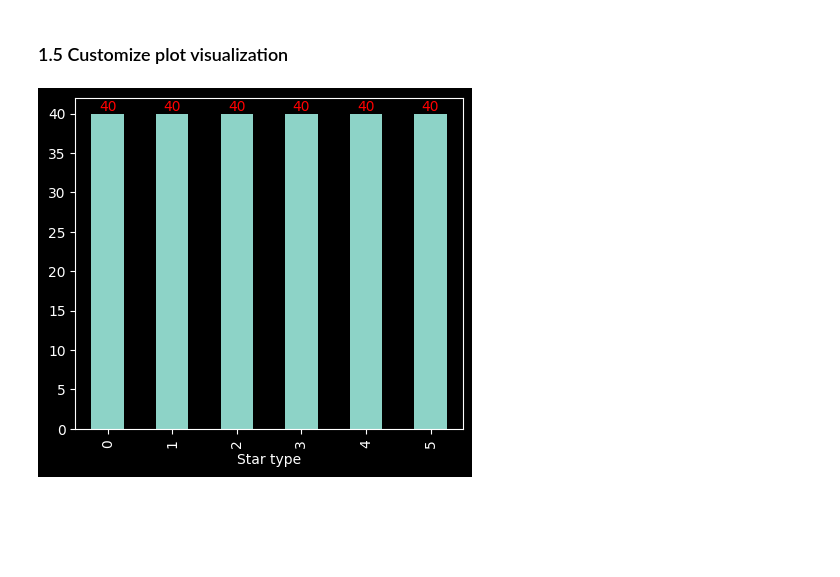
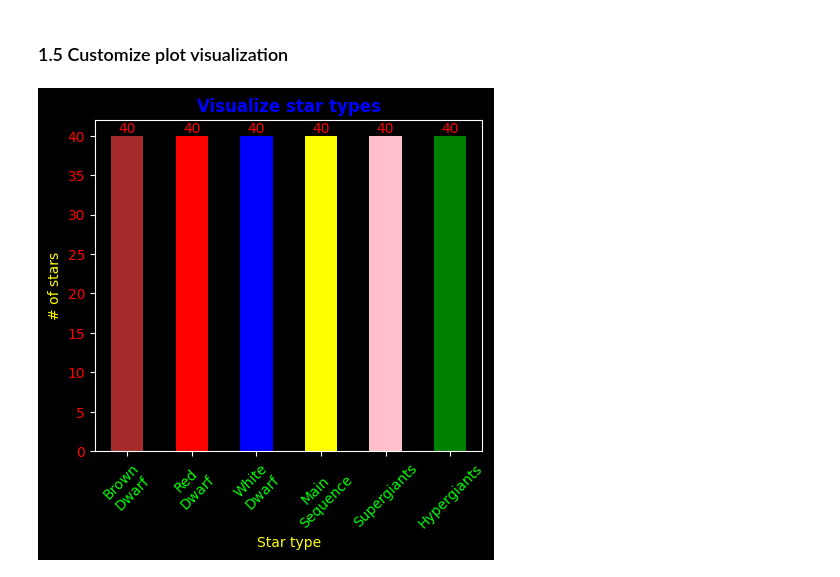
Before and after one commit to DemianKost/data-analysis-astronomical-data, a Jupyter notebook: Python_Data_Analysis_And_Visualization.ipynb, the cells around one changed output. Saved outputs shown, nothing was run; the diff lists cells and outputs as text; code cells hidden in the pictures; blank space fills up the shorter version.

Commit message:
Added full bar plot customization tutorial

```diff
--- a/Python_Data_Analysis_And_Visualization.ipynb
+++ b/Python_Data_Analysis_And_Visualization.ipynb
@@ -121,9 +121,17 @@ plt.show()
 # %%
 # Customize plot
 plt.figure(figsize=(5,4.3)) # Change default size of plot
-plt.style.use('dark_background') # Change default background color
-ax = star_df['Star type'].value_counts().plot(kind='bar')
+plt.style.use('dark_background') # Change default background color, set 'default' for default style
+ax = star_df['Star type'].value_counts().plot(kind='bar', color=['brown', 'red', 'blue', 'yellow', 'pink', 'green']) # Show bar plot and change bar colors
 ax.bar_label(ax.containers[0], color='red') # Show bar plot value labels for X and change label color
+plt.title('Visualize star types', color='blue', weight='bold') # Add title to the plot and make it blue/bold
+plt.ylabel('# of stars', color='yellow') # Add name for y label
+plt.yticks(color='red') # Change color of the y ticks
+plt.xticks(color='lime',
+           ticks=[0, 1, 2, 3, 4, 5],
+           labels=["Brown\nDwarf", "Red\nDwarf", "White\nDwarf", "Main\nSequence", "Supergiants", "Hypergiants"],
+           rotation=45)
+plt.xlabel('Star type', color='yellow') # Do the same thing that we did for y label
 plt.show()
 # %% [output]
-[figure, old version]
+[figure, new version]
```
